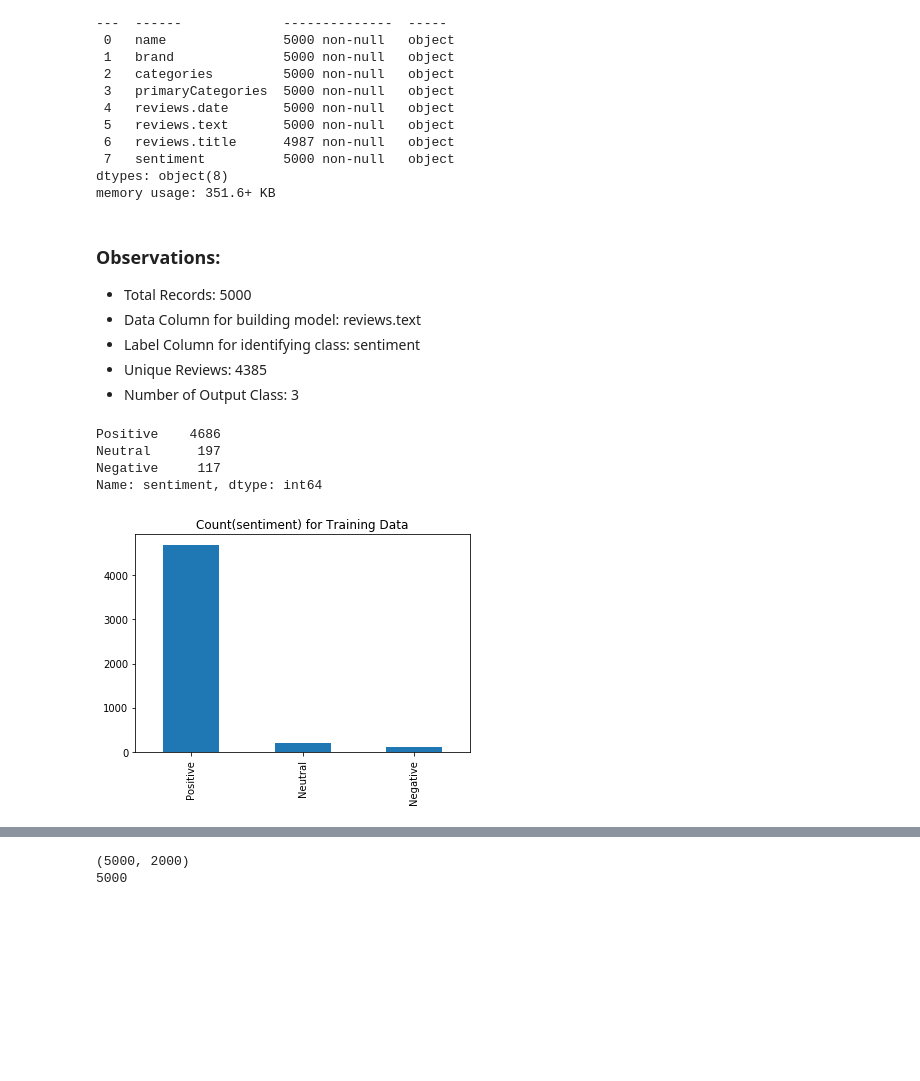
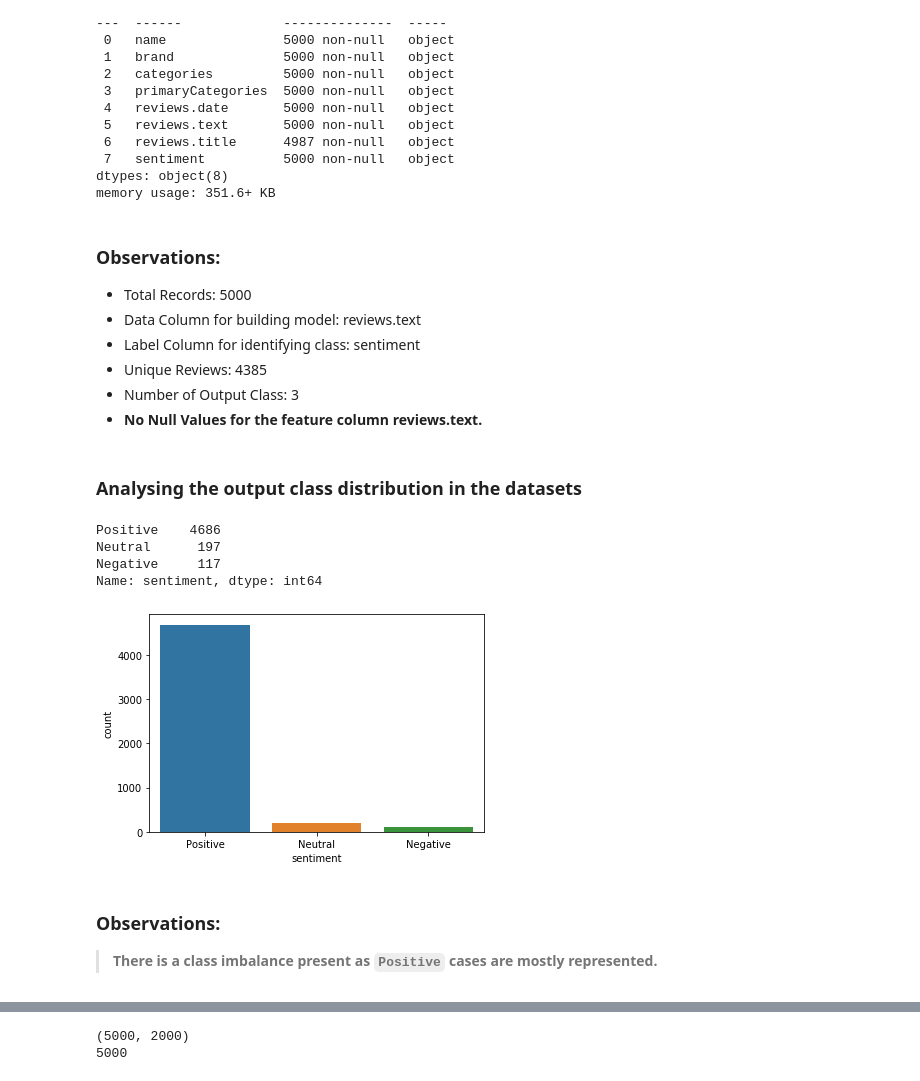
Before and after one commit to snbhattacharjya/Simplilearn, a Jupyter notebook: Capstone Project/E-commerce.ipynb, the cells around one changed output, grey strips where cells are left out. Saved outputs shown, nothing was run; the diff lists cells and outputs as text; code cells hidden in the pictures; blank space fills up the shorter version.

```diff
--- a/Capstone Project/E-commerce.ipynb
+++ b/Capstone Project/E-commerce.ipynb
@@ -190,13 +226,19 @@ memory usage: 351.6+ KB
 - Label Column for identifying class: sentiment
 - Unique Reviews: 4385
 - Number of Output Class: 3
+- __No Null Values for the feature column reviews.text.__
+# %% [markdown]
+### Analysing the output class distribution in the datasets
 # %%
 print(merge_df['sentiment'].value_counts())
-merge_df['sentiment'].value_counts().plot(kind='bar', title="Count(sentiment) for Training Data")
+sns.countplot(x='sentiment', data=merge_df)
 plt.show()
 # %% [output]
 Positive    4686
 Neutral      197
 Negative     117
 Name: sentiment, dtype: int64
-[figure, old version]
+[figure, new version]
+# %% [markdown]
+### Observations:
+> __There is a class imbalance present as `Positive` cases are mostly represented.__
```
Also changed, not shown: parts of 37 cells of this notebook.
